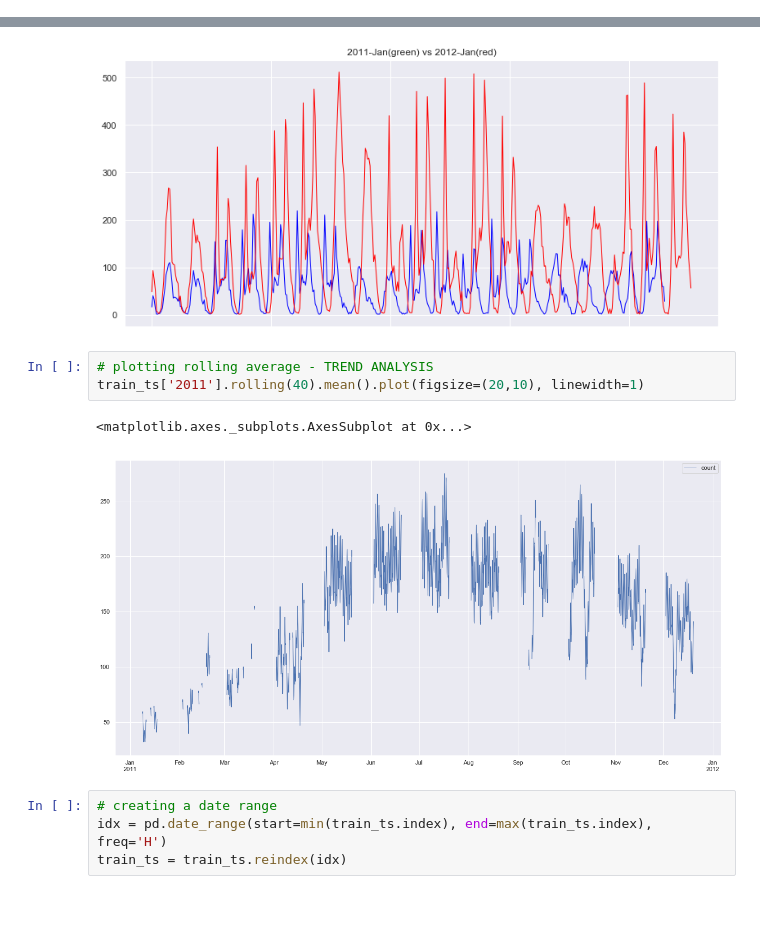
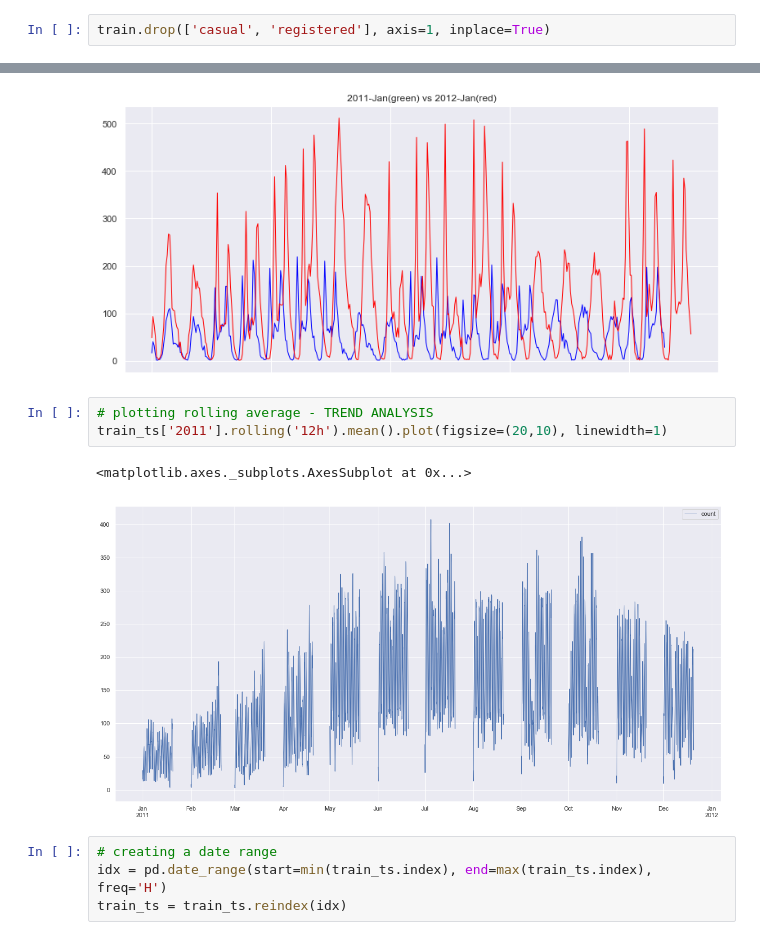
Before and after one commit to swainshashwat/bike-sharing-demand, a Jupyter notebook: preprocess.ipynb, the cells around one changed output, grey strips where cells are left out. Saved outputs shown, nothing was run; the diff lists cells and outputs as text; blank space fills up the shorter version.

```diff
--- a/preprocess.ipynb
+++ b/preprocess.ipynb
@@ -23,6 +23,8 @@ train = pd.read_csv('data/train.csv')
 test = pd.read_csv('data/test.csv')
 # %% [markdown]
 ### exploring data
+# %%
+train.drop(['casual', 'registered'], axis=1, inplace=True)
 # %%
 train.describe()
 # %% [output]
@@ -143,10 +143,10 @@ plt.show()
 [figure]
 # %%
 # plotting rolling average - TREND ANALYSIS
-train_ts['2011'].rolling(40).mean().plot(figsize=(20,10), linewidth=1)
+train_ts['2011'].rolling('12h').mean().plot(figsize=(20,10), linewidth=1)
 # %% [output]
 <matplotlib.axes._subplots.AxesSubplot at 0x...>
-[figure, old version]
+[figure, new version]
 # %%
 # creating a date range
 idx = pd.date_range(start=min(train_ts.index), end=max(train_ts.index), freq='H')
```
Also changed, not shown: parts of 7 cells of this notebook, 2 other files.
